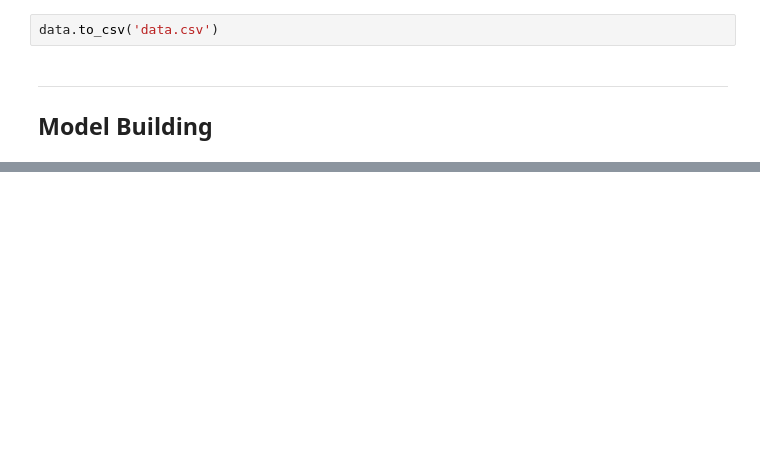
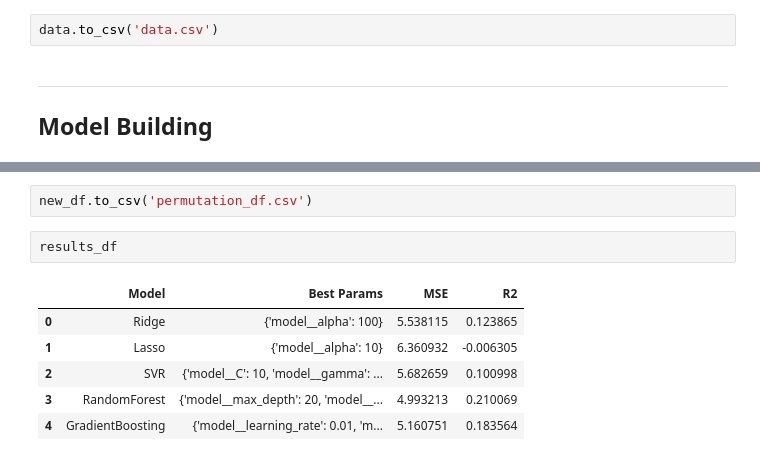
Before and after one commit to kanggunh/DSC180_B11_Q2, a Jupyter notebook: models/prediction_model/prediction_attempt.ipynb, the cells around one changed output, grey strips where cells are left out. Cells and saved outputs as stored; diff of their text form; blank space fills up the shorter version.

```diff
--- a/models/prediction_model/prediction_attempt.ipynb
+++ b/models/prediction_model/prediction_attempt.ipynb
@@ -408,0 +465,11 @@ results_df
+# %%
+new_df.to_csv('permutation_df.csv')
+# %%
+results_df
+# %% [output]
+|  | Model | Best Params | MSE | R2 |
+| 0 | Ridge | {'model__alpha': 100} | 5.538115 | 0.123865 |
+| 1 | Lasso | {'model__alpha': 10} | 6.360932 | -0.006305 |
+| 2 | SVR | {'model__C': 10, 'model__gamma': ... | 5.682659 | 0.100998 |
+| 3 | RandomForest | {'model__max_depth': 20, 'model__... | 4.993213 | 0.210069 |
+| 4 | GradientBoosting | {'model__learning_rate': 0.01, 'm... | 5.160751 | 0.183564 |
```
Also changed, not shown: parts of 16 cells of this notebook, 5 other files.
